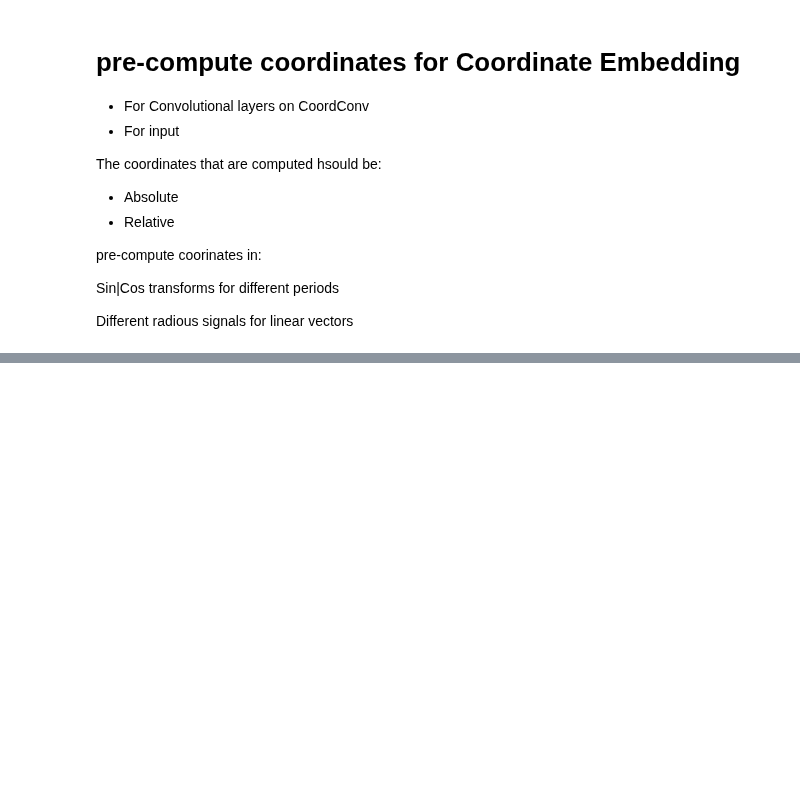
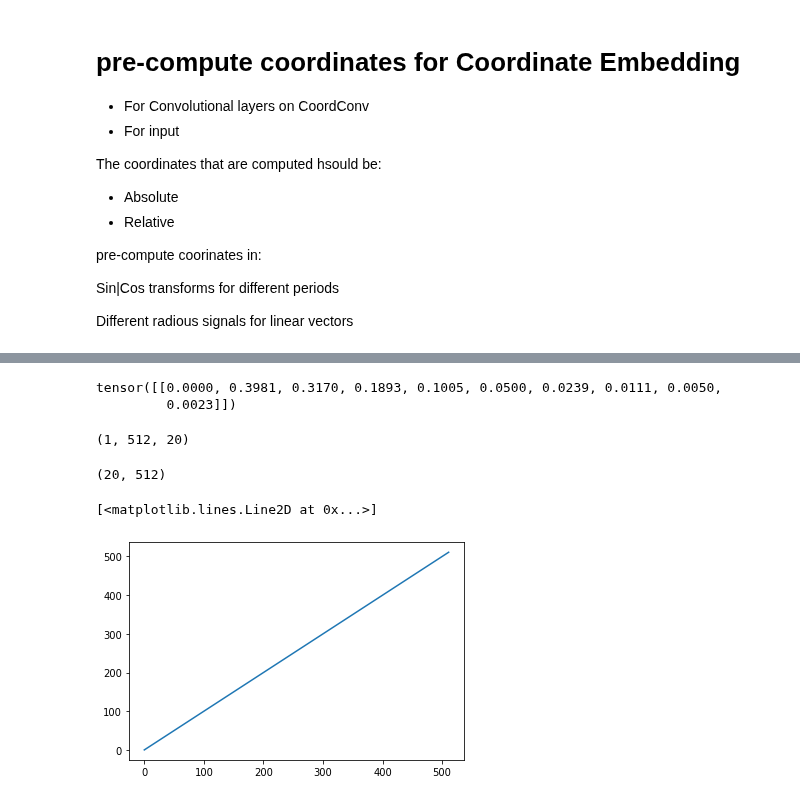
Before and after one commit to leomrocha/minibrain, a Jupyter notebook: experiments/notebooks/CoordinatePrecompute.ipynb, the cells around one changed output, grey strips where cells are left out. Cells and saved outputs as stored; diff of their text form; code cells hidden in the pictures; blank space fills up the shorter version.

```diff
--- a/experiments/notebooks/CoordinatePrecompute.ipynb
+++ b/experiments/notebooks/CoordinatePrecompute.ipynb
@@ -86,0 +84,9 @@ plt.show()
+# %%
+pe = torch.zeros(max_len, d_model)
+position = torch.arange(0, max_len).unsqueeze(1).float()
+div_term = torch.exp(torch.arange(0, d_model, 2).float() *
+                     -(math.log(10000.0) / d_model))
+pe[:, 0::2] = torch.sin(position * div_term)
+pe[:, 1::2] = torch.cos(position * div_term)
+pe = pe.unsqueeze(0)
+weight = nn.Parameter(pe, requires_grad=False)
@@ -86,0 +110,5 @@ plt.show()
+# %%
+pos * div_term
+# %% [output]
+tensor([[0.0000, 0.3981, 0.3170, 0.1893, 0.1005, 0.0500, 0.0239, 0.0111, 0.0050,
+         0.0023]])
@@ -86,0 +117,4 @@ plt.show()
+# %%
+nppe.shape
+# %% [output]
+(1, 512, 20)
@@ -86,0 +123,9 @@ plt.show()
+# %%
+nppe.shape
+# %% [output]
+(20, 512)
+# %%
+plt.plot(position)
+# %% [output]
+[<matplotlib.lines.Line2D at 0x...>]
+[figure, added]
```
Also changed, not shown: parts of 16 cells of this notebook, 8 other files.
